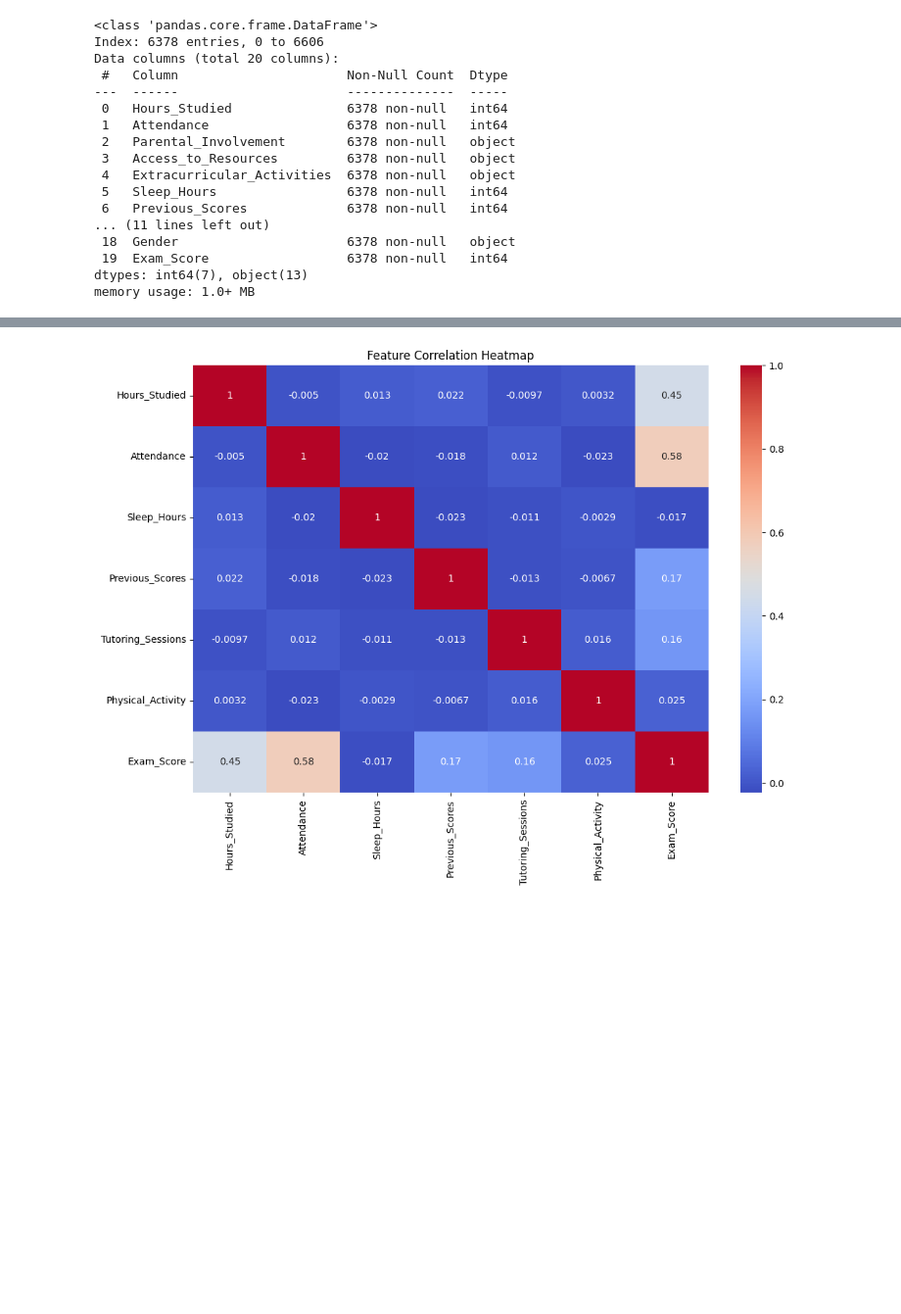
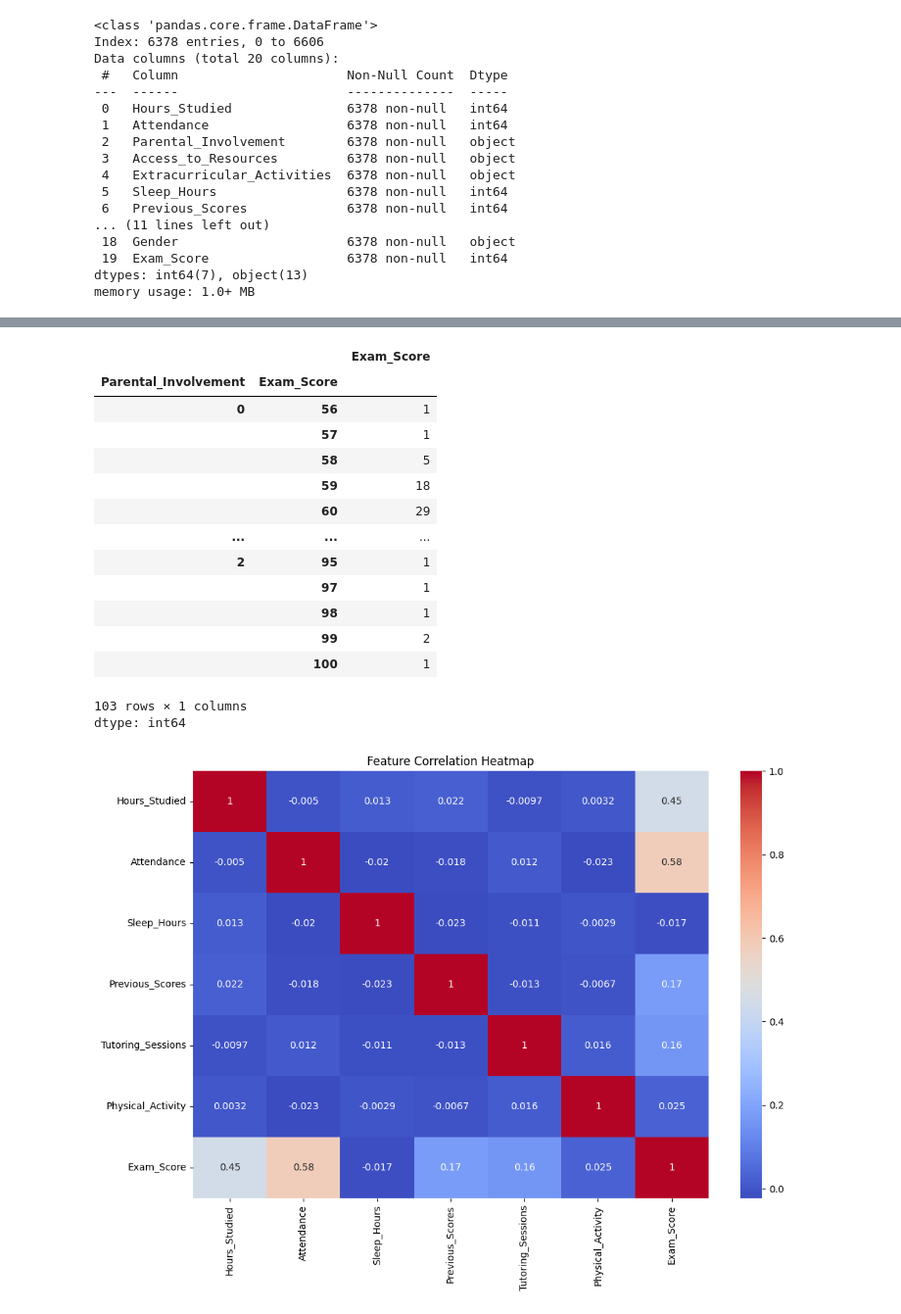
Before and after one commit to samintelguru/StudentPerformanceProject, a Jupyter notebook: Student_Performance.ipynb, the cells around one changed output, grey strips where cells are left out. Shown: that part at 98% size. Drawn from its saved outputs; the diff is of its cells as text; code cells hidden in the pictures; blank space fills up the shorter version.

```diff
--- a/Student_Performance.ipynb
+++ b/Student_Performance.ipynb
@@ -249,4 +260,23 @@ df.groupby(["Hours_Studied", "Exam_Score"])["Exam_Score"].count()
 dtype: int64
+# %%
+# Exam Score per Parental_Involvement
+df.groupby(["Parental_Involvement", "Exam_Score"])["Exam_Score"].count()
+# %% [output]
+|  |  | Exam_Score |
+| Parental_Involvement | Exam_Score |  |
+| 0 | 56 | 1 |
+|  | 57 | 1 |
+|  | 58 | 5 |
+|  | 59 | 18 |
+|  | 60 | 29 |
+| ... | ... | ... |
+| 2 | 95 | 1 |
+|  | 97 | 1 |
+|  | 98 | 1 |
+|  | 99 | 2 |
+|  | 100 | 1 |
+103 rows × 1 columns
+dtype: int64
 # %%
 import matplotlib.pyplot as plt
 import seaborn as sns
```
Also changed, not shown: parts of 11 cells of this notebook.
